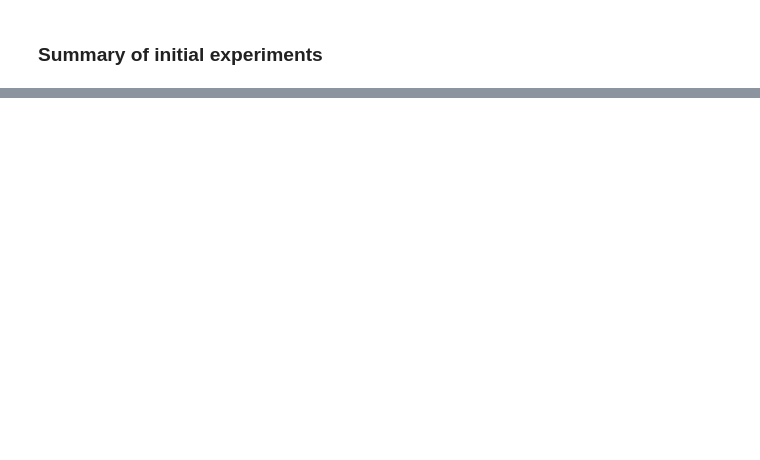
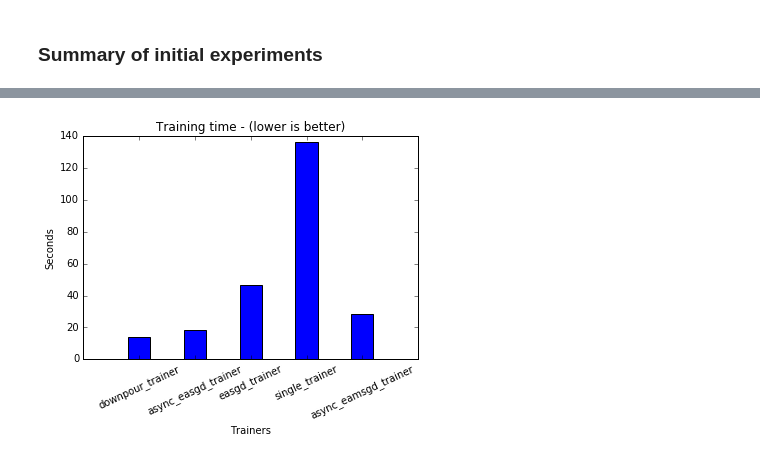
Before and after one commit to cerndb/dist-keras, a Jupyter notebook: examples/workflow.ipynb, the cells around one changed output, grey strips where cells are left out. Cells and saved outputs as stored; diff of their text form; code cells hidden in the pictures; blank space fills up the shorter version.

```diff
--- a/examples/workflow.ipynb
+++ b/examples/workflow.ipynb
@@ -364,11 +463,13 @@ plt.show()
 # %%
 # Plot the training time of the trainers.
-plt.bar(range(len(time_spent)), time_spent.values(), 0.2, align='center', color='b')
+plt.bar(range(len(time_spent)), time_spent.values(), 0.4, align='center', color='b')
 plt.xticks(range(len(time_spent)), time_spent.keys(), rotation=25)
 plt.xlabel('Trainers')
 plt.ylabel('Seconds')
 plt.title("Training time - (lower is better)")
 plt.show()
+# %% [output]
+[figure, added]
 # %%
 print("Number of parallel workers: " + `num_workers`)
 improvement = (time_spent['single_trainer'] / time_spent['async_easgd_trainer']) * 100.0
```
Also changed, not shown: parts of 55 cells of this notebook.
